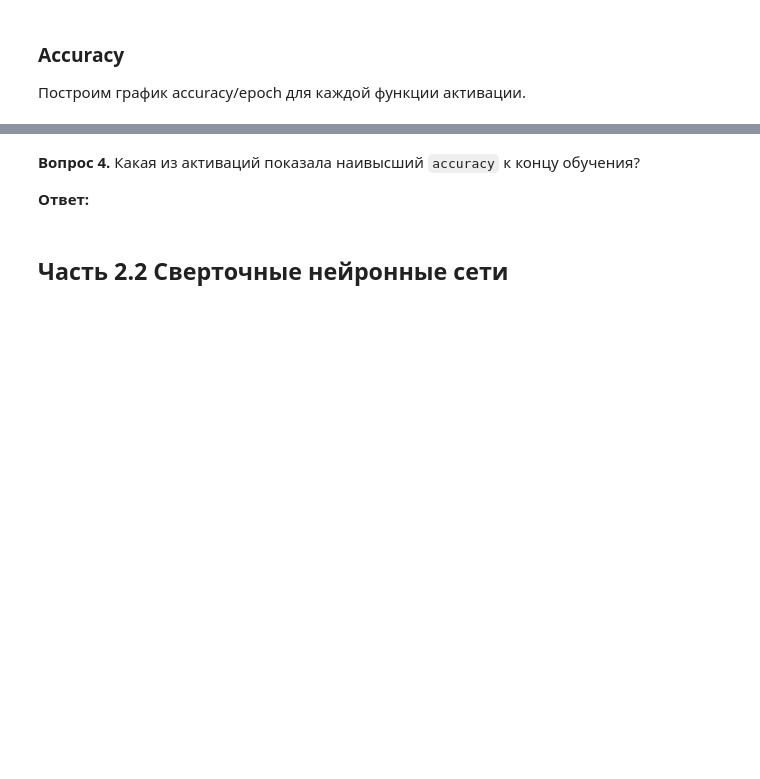
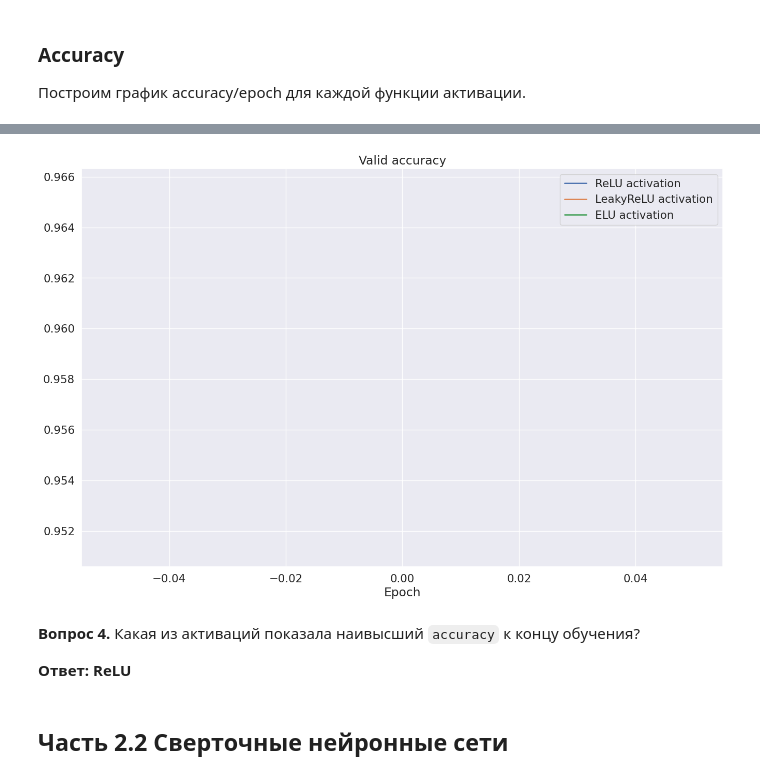
Before and after one commit to rvz16/ML-Practise, a Jupyter notebook: week_05_convolutional_nets/Homework/hw_4_conv_cnn.ipynb, the cells around one changed output, grey strips where cells are left out. Drawn from its saved outputs; the diff is of its cells as text; code cells hidden in the pictures; blank space fills up the shorter version.

```diff
--- a/week_05_convolutional_nets/Homework/hw_4_conv_cnn.ipynb
+++ b/week_05_convolutional_nets/Homework/hw_4_conv_cnn.ipynb
@@ -424,16 +515,19 @@ plt.show()
 # %%
 plt.figure(figsize=(16, 10))
+max_epoch = 1
 plt.title("Valid accuracy")
 plt.plot(range(max_epochs), relu_accuracy, label="ReLU activation", linewidth=2)
 plt.plot(range(max_epochs), leaky_relu_accuracy, label="LeakyReLU activation", linewidth=2)
 plt.plot(range(max_epochs), elu_accuracy, label="ELU activation", linewidth=2)
 plt.legend()
 plt.xlabel("Epoch")
 plt.show()
+# %% [output]
+[figure, added]
 # %% [markdown]
 **Вопрос 4.** Какая из активаций показала наивысший `accuracy` к концу обучения?
 
-**Ответ:**
+**Ответ: ReLU**
 # %% [markdown]
 ## Часть 2.2 Сверточные нейронные сети
 # %% [markdown]
```
Also changed, not shown: parts of 29 cells of this notebook.
